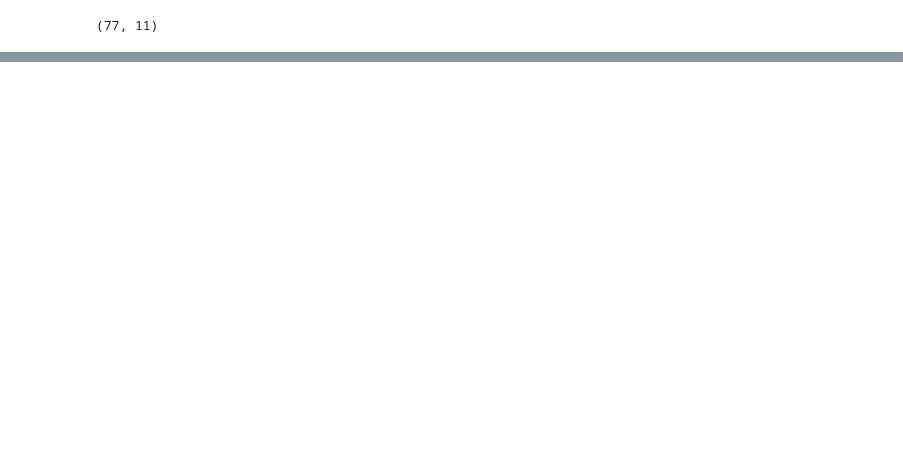
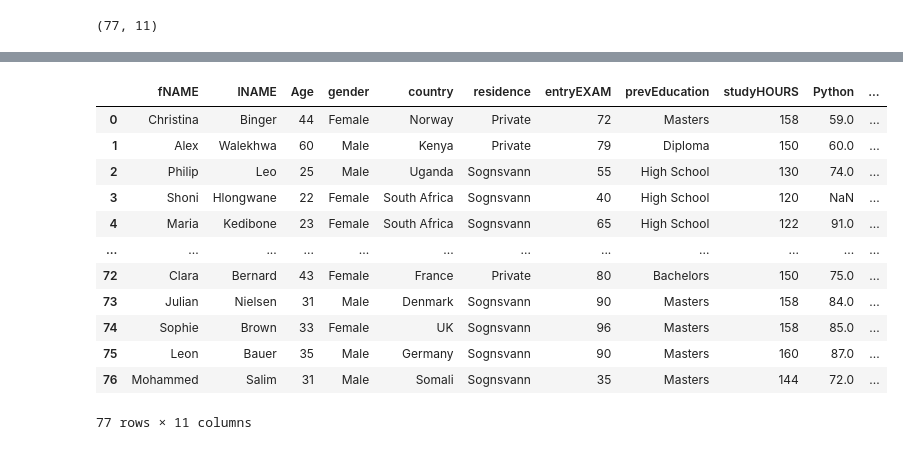
Before and after one commit to AhmMag93/Data-Cleaning-DEPI, a Jupyter notebook: Data Cleaning.ipynb, the cells around one changed output, grey strips where cells are left out. Cells and saved outputs as stored; diff of their text form; code cells hidden in the pictures; blank space fills up the shorter version.

```diff
--- a/Data Cleaning.ipynb
+++ b/Data Cleaning.ipynb
@@ -64,0 +118,3 @@ df.shape
+# %%
+df['country']= df['country'].replace({"Norge":"Norway", "norway":"Norway", "Rsa" : "South Africa"})
+df['country'].value_counts()
@@ -64,0 +152,3 @@ df.shape
+# %%
+df['prevEducation'] = df['prevEducation'].str.title().str.strip()
+df['prevEducation'].value_counts()
@@ -64,0 +166,3 @@ df.shape
+# %%
+df['prevEducation'] = df['prevEducation'].replace({"Diplomaaa":"Diploma", "Barrrchelors": "Bachelors", "Highschool":"High School"})
+df['prevEducation'].value_counts()
@@ -64,0 +188,3 @@ df.shape
+# %%
+df["residence"]= df["residence"].replace({"BI-Residence":"BI Residence","BIResidence":"BI Residence","BI_Residence":"BI Residence"})
+df["residence"].value_counts()
@@ -64,0 +206,16 @@ df.shape
+# %%
+df
+# %% [output]
+|  | fNAME | lNAME | Age | gender | country | residence | entryEXAM | prevEducation | studyHOURS | Python | ... |
+| 0 | Christina | Binger | 44 | Female | Norway | Private | 72 | Masters | 158 | 59.0 | ... |
+| 1 | Alex | Walekhwa | 60 | Male | Kenya | Private | 79 | Diploma | 150 | 60.0 | ... |
+| 2 | Philip | Leo | 25 | Male | Uganda | Sognsvann | 55 | High School | 130 | 74.0 | ... |
+| 3 | Shoni | Hlongwane | 22 | Female | South Africa | Sognsvann | 40 | High School | 120 | NaN | ... |
+| 4 | Maria | Kedibone | 23 | Female | South Africa | Sognsvann | 65 | High School | 122 | 91.0 | ... |
+| ... | ... | ... | ... | ... | ... | ... | ... | ... | ... | ... | ... |
+| 72 | Clara | Bernard | 43 | Female | France | Private | 80 | Bachelors | 150 | 75.0 | ... |
+| 73 | Julian | Nielsen | 31 | Male | Denmark | Sognsvann | 90 | Masters | 158 | 84.0 | ... |
+| 74 | Sophie | Brown | 33 | Female | UK | Sognsvann | 96 | Masters | 158 | 85.0 | ... |
+| 75 | Leon | Bauer | 35 | Male | Germany | Sognsvann | 90 | Masters | 160 | 87.0 | ... |
+| 76 | Mohammed | Salim | 31 | Male | Somali | Sognsvann | 35 | Masters | 144 | 72.0 | ... |
+77 rows × 11 columns
```
Also changed, not shown: parts of 40 cells of this notebook, 2 other files.
